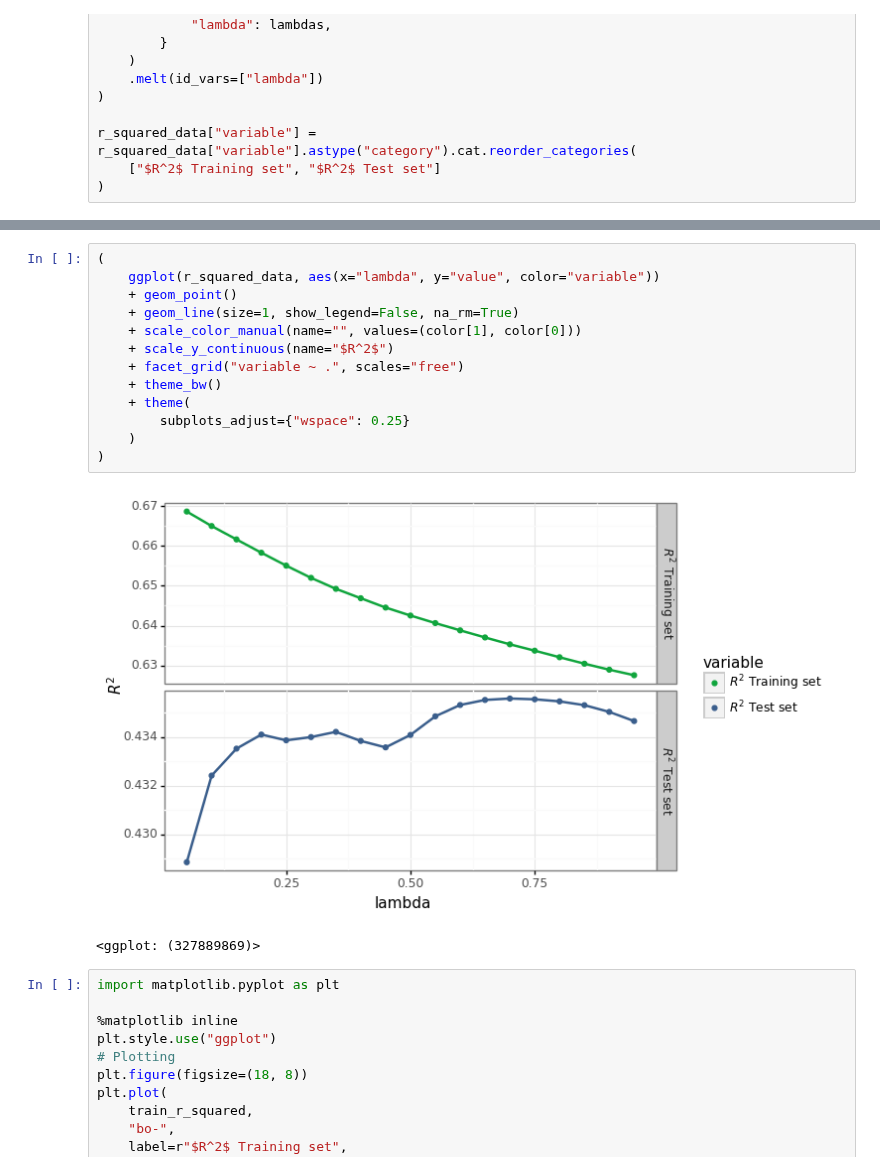
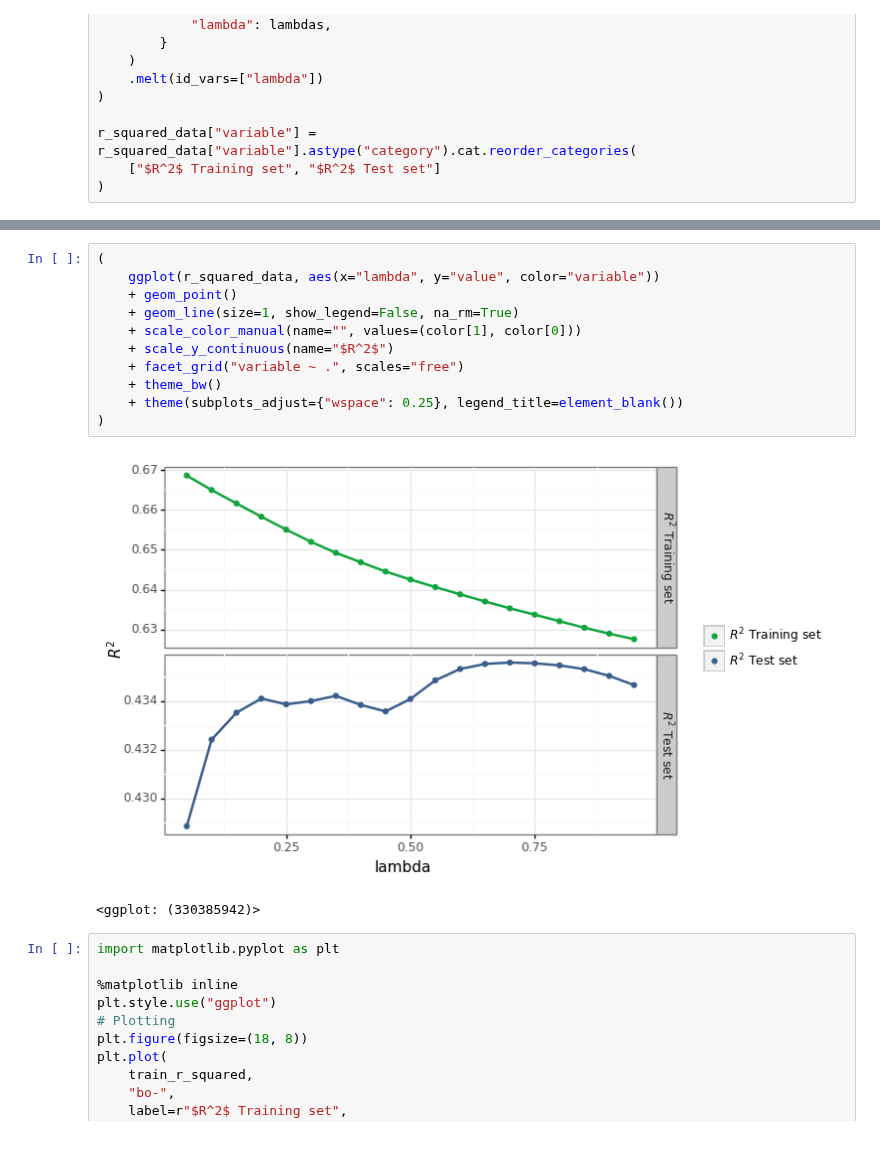
Before and after one commit to gabors-data-analysis/da_case_studies, a Jupyter notebook: ch14-airbnb-reg/ch14-airbnb-prediction.ipynb, the cells around one changed output, grey strips where cells are left out. Drawn from its saved outputs; the diff is of its cells as text.

Commit message:
w/o legend title

```diff
--- a/ch14-airbnb-reg/ch14-airbnb-prediction.ipynb
+++ b/ch14-airbnb-reg/ch14-airbnb-prediction.ipynb
@@ -673,19 +673,17 @@ r_squared_data["variable"] = r_squared_data["variable"].astype("category").cat.r
 # %%
 (
     ggplot(r_squared_data, aes(x="lambda", y="value", color="variable"))
     + geom_point()
     + geom_line(size=1, show_legend=False, na_rm=True)
     + scale_color_manual(name="", values=(color[1], color[0]))
     + scale_y_continuous(name="$R^2$")
     + facet_grid("variable ~ .", scales="free")
     + theme_bw()
-    + theme(
-        subplots_adjust={"wspace": 0.25}
-    )
+    + theme(subplots_adjust={"wspace": 0.25}, legend_title=element_blank())
 )
 # %% [output]
-[figure, old version]
+[figure, new version]
-<ggplot: (327889869)>
+<ggplot: (330385942)>
 # %%
 import matplotlib.pyplot as plt
 
```
Also changed, not shown: parts of 1 cell of this notebook.
